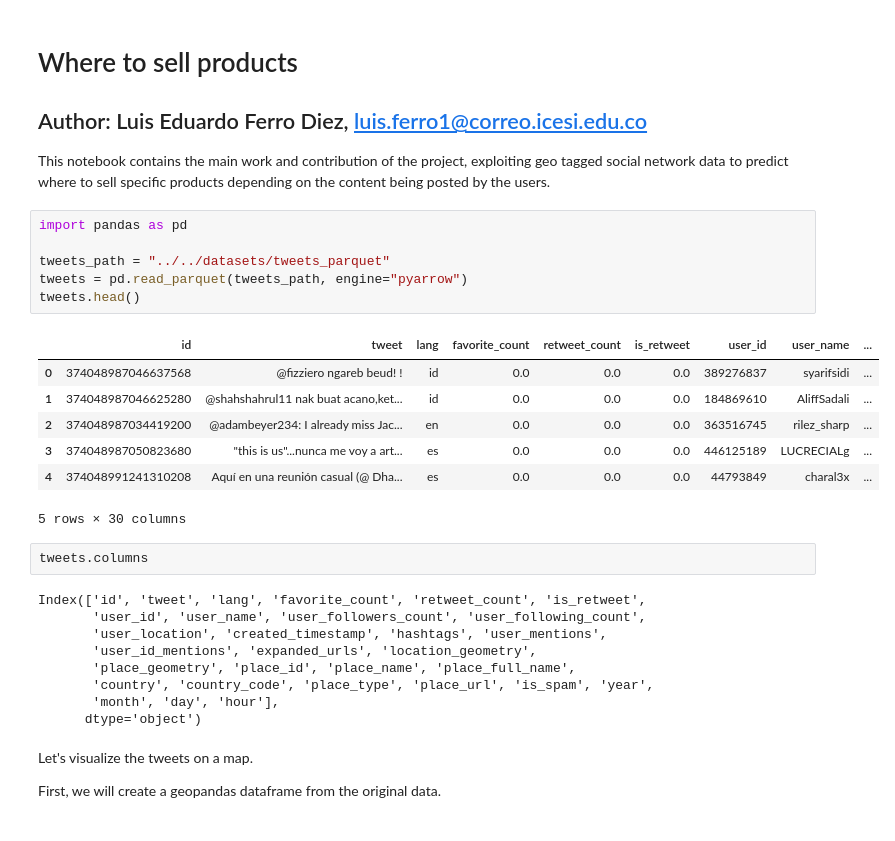
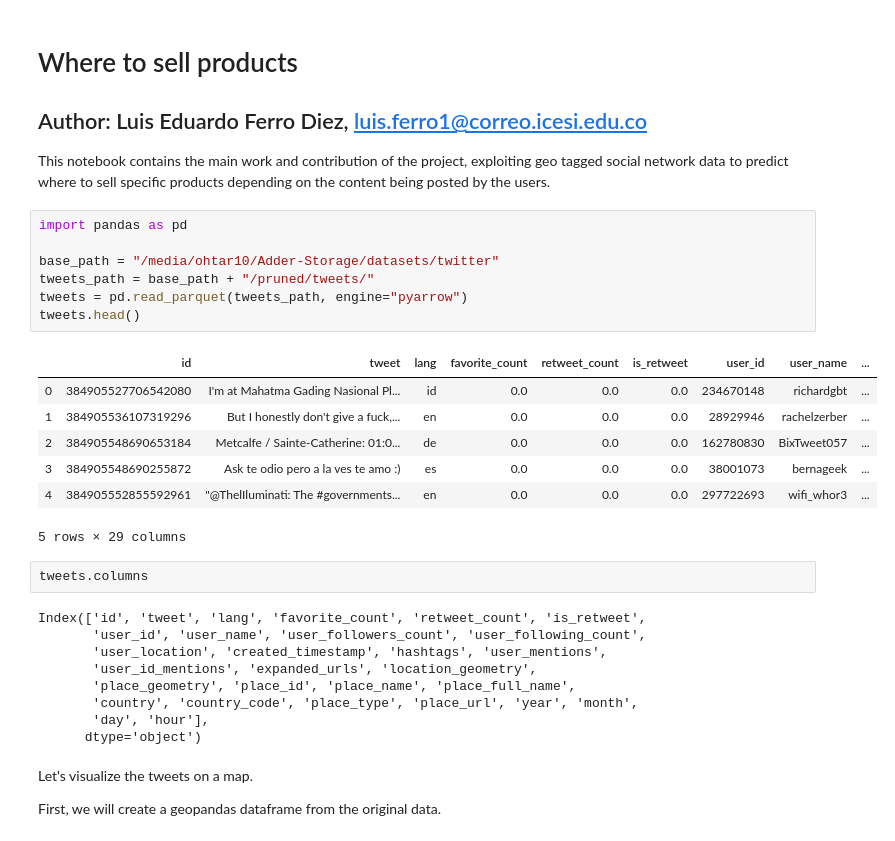
Before and after one commit to Ohtar10/wtsp, a Jupyter notebook: notebooks/jupyter/where-to-sell-products.ipynb, the cells around one changed output. Cells and saved outputs as stored; diff of their text form.

```diff
--- a/notebooks/jupyter/where-to-sell-products.ipynb
+++ b/notebooks/jupyter/where-to-sell-products.ipynb
@@ -6,17 +6,18 @@ This notebook contains the main work and contribution of the project, exploiting
 # %%
 import pandas as pd
 
-tweets_path = "../../datasets/tweets_parquet"
+base_path = "/media/ohtar10/Adder-Storage/datasets/twitter"
+tweets_path = base_path + "/pruned/tweets/"
 tweets = pd.read_parquet(tweets_path, engine="pyarrow")
 tweets.head()
 # %% [output]
 |  | id | tweet | lang | favorite_count | retweet_count | is_retweet | user_id | user_name | ... |
-| 0 | 374048987046637568 | @fizziero ngareb beud! ! | id | 0.0 | 0.0 | 0.0 | 389276837 | syarifsidi | ... |
-| 1 | 374048987046625280 | @shahshahrul11 nak buat acano,ket... | id | 0.0 | 0.0 | 0.0 | 184869610 | AliffSadali | ... |
-| 2 | 374048987034419200 | @adambeyer234: I already miss Jac... | en | 0.0 | 0.0 | 0.0 | 363516745 | rilez_sharp | ... |
-| 3 | 374048987050823680 | "this is us"...nunca me voy a art... | es | 0.0 | 0.0 | 0.0 | 446125189 | LUCRECIALg | ... |
-| 4 | 374048991241310208 | Aquí en una reunión casual (@ Dha... | es | 0.0 | 0.0 | 0.0 | 44793849 | charal3x | ... |
+| 0 | 384905527706542080 | I'm at Mahatma Gading Nasional Pl... | id | 0.0 | 0.0 | 0.0 | 234670148 | richardgbt | ... |
+| 1 | 384905536107319296 | But I honestly don't give a fuck,... | en | 0.0 | 0.0 | 0.0 | 28929946 | rachelzerber | ... |
+| 2 | 384905548690653184 | Metcalfe / Sainte-Catherine: 01:0... | de | 0.0 | 0.0 | 0.0 | 162780830 | BixTweet057 | ... |
+| 3 | 384905548690255872 | Ask te odio pero a la ves te amo :) | es | 0.0 | 0.0 | 0.0 | 38001073 | bernageek | ... |
+| 4 | 384905552855592961 | "@ThelIluminati: The #governments... | en | 0.0 | 0.0 | 0.0 | 297722693 | wifi_whor3 | ... |
-5 rows × 30 columns
+5 rows × 29 columns
 # %%
 tweets.columns
 # %% [output]
@@ -25,8 +26,8 @@ Index(['id', 'tweet', 'lang', 'favorite_count', 'retweet_count', 'is_retweet',
        'user_location', 'created_timestamp', 'hashtags', 'user_mentions',
        'user_id_mentions', 'expanded_urls', 'location_geometry',
        'place_geometry', 'place_id', 'place_name', 'place_full_name',
-       'country', 'country_code', 'place_type', 'place_url', 'is_spam', 'year',
-       'month', 'day', 'hour'],
+       'country', 'country_code', 'place_type', 'place_url', 'year', 'month',
+       'day', 'hour'],
       dtype='object')
 # %% [markdown]
 Let's visualize the tweets on a map.
```
Also changed, not shown: parts of 54 cells of this notebook, 6 other files.
